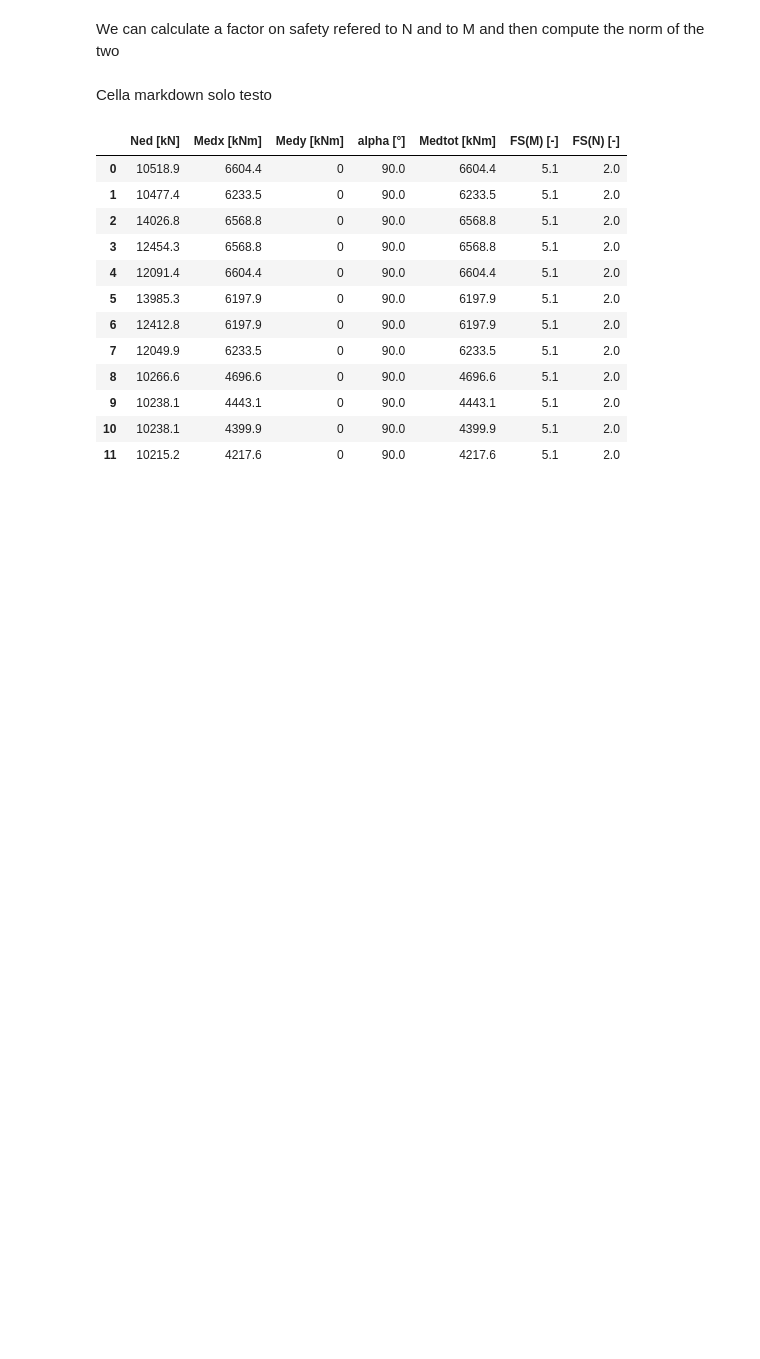
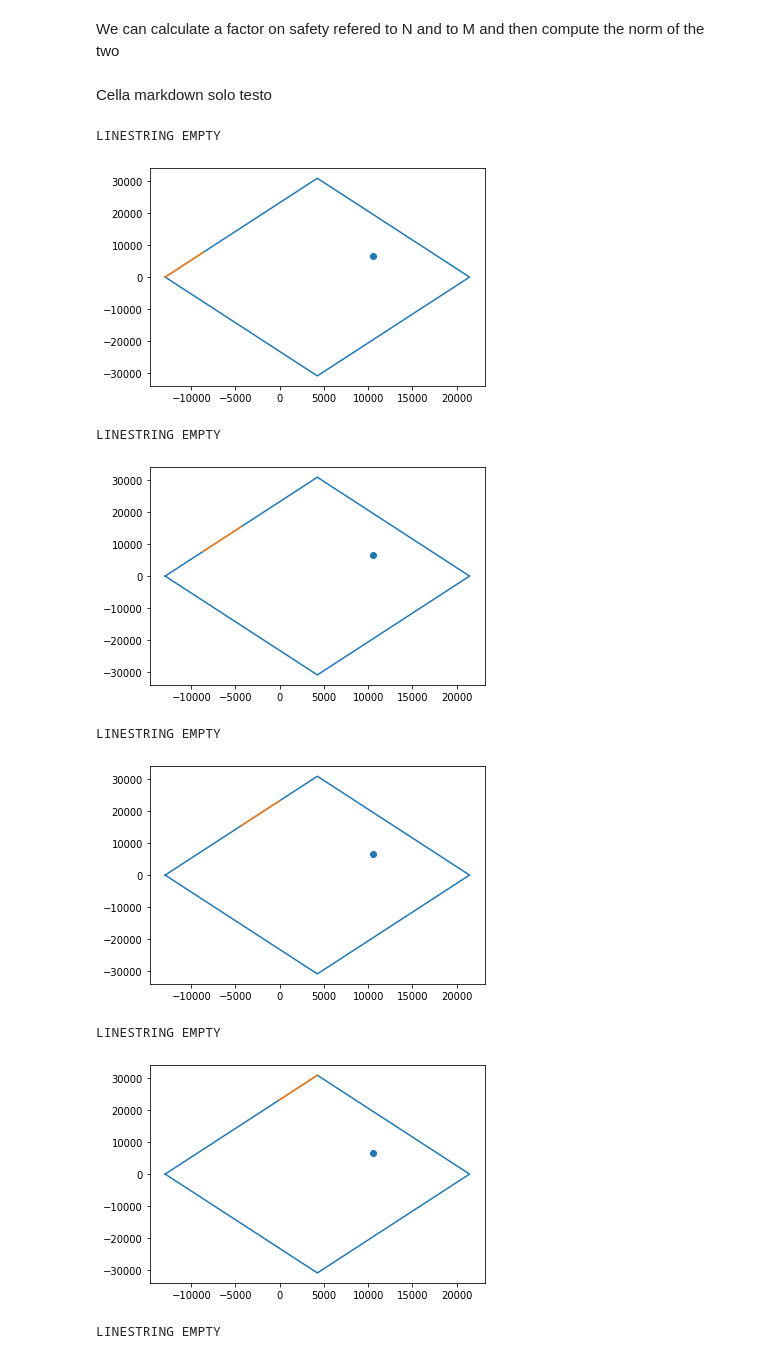
Before and after one commit to MarcoTrezzi/Interaction_Domain_for_Piled_Foundations, a Jupyter notebook: domini_notebook.ipynb, the cells around one changed output. Drawn from its saved outputs; the diff is of its cells as text; code cells hidden in the pictures; blank space fills up the shorter version.

```diff
--- a/domini_notebook.ipynb
+++ b/domini_notebook.ipynb
@@ -198,44 +198,62 @@ def calc_FS(M,N,Mu,Nu):
 
         # SEGMENT LINE
         C = (x0, y0)
         D = (Nu[i], Mu[i])
 
         line1 = LineString([A, B])
         line2 = LineString([C, D])
 
         int_pt = line1.intersection(line2)
 
+        print(int_pt)
+
         if str(int_pt) != 'LINESTRING EMPTY':
 
             dist_t = np.sqrt((int_pt.x-N)**2+(int_pt.y-M)**2)
+
             if dist_t<dist:
+
+                print('check')
 
                 dist = dist_t
                 x = int_pt.x
                 y = int_pt.y
 
                 dist_tot = np.sqrt((x)**2+(y)**2)
                 FS = dist_force/dist_tot
 
+                ax_tem.scatter(x,y)
+
+        plt.show()
+
+        x0,y0 = Nu[i],Mu[i]
+
+    fig, ax = plt.subplots()
+    ax.plot(Nu,Mu)
+    ax.scatter(N,M)
+    ax.scatter(x,y)
+    plt.show()
+
+
     return FS,x,y,dist
 
+ur = []
 
-for i in df_loads.index:
+for i in df_loads.index[:1]:
     Mu,Nu = calc_domain(df_loads.loc[i,'alpha [°]'],df_piles)
     FS,x,y,dist = calc_FS(df_loads.loc[i,'Medtot [kNm]'],df_loads.loc[i,'Ned [kN]'],Mu,Nu)
+    print(FS,x,y,dist)
+    ur.append(float(FS))
 
+df_loads['UR [-]'] = ur
 display(round(df_loads,1))
 # %% [output]
-|  | Ned [kN] | Medx [kNm] | Medy [kNm] | alpha [°] | Medtot [kNm] | FS(M) [-] | FS(N) [-] |
-| 0 | 10518.9 | 6604.4 | 0 | 90.0 | 6604.4 | 5.1 | 2.0 |
-| 1 | 10477.4 | 6233.5 | 0 | 90.0 | 6233.5 | 5.1 | 2.0 |
-| 2 | 14026.8 | 6568.8 | 0 | 90.0 | 6568.8 | 5.1 | 2.0 |
-| 3 | 12454.3 | 6568.8 | 0 | 90.0 | 6568.8 | 5.1 | 2.0 |
-| 4 | 12091.4 | 6604.4 | 0 | 90.0 | 6604.4 | 5.1 | 2.0 |
-| 5 | 13985.3 | 6197.9 | 0 | 90.0 | 6197.9 | 5.1 | 2.0 |
-| 6 | 12412.8 | 6197.9 | 0 | 90.0 | 6197.9 | 5.1 | 2.0 |
-| 7 | 12049.9 | 6233.5 | 0 | 90.0 | 6233.5 | 5.1 | 2.0 |
-| 8 | 10266.6 | 4696.6 | 0 | 90.0 | 4696.6 | 5.1 | 2.0 |
-| 9 | 10238.1 | 4443.1 | 0 | 90.0 | 4443.1 | 5.1 | 2.0 |
-| 10 | 10238.1 | 4399.9 | 0 | 90.0 | 4399.9 | 5.1 | 2.0 |
-| 11 | 10215.2 | 4217.6 | 0 | 90.0 | 4217.6 | 5.1 | 2.0 |
+LINESTRING EMPTY
+[figure, added]
+LINESTRING EMPTY
+[figure, added]
+LINESTRING EMPTY
+[figure, added]
+LINESTRING EMPTY
+[figure, added]
+LINESTRING EMPTY
```
Also changed, not shown: parts of 1 cell of this notebook.
